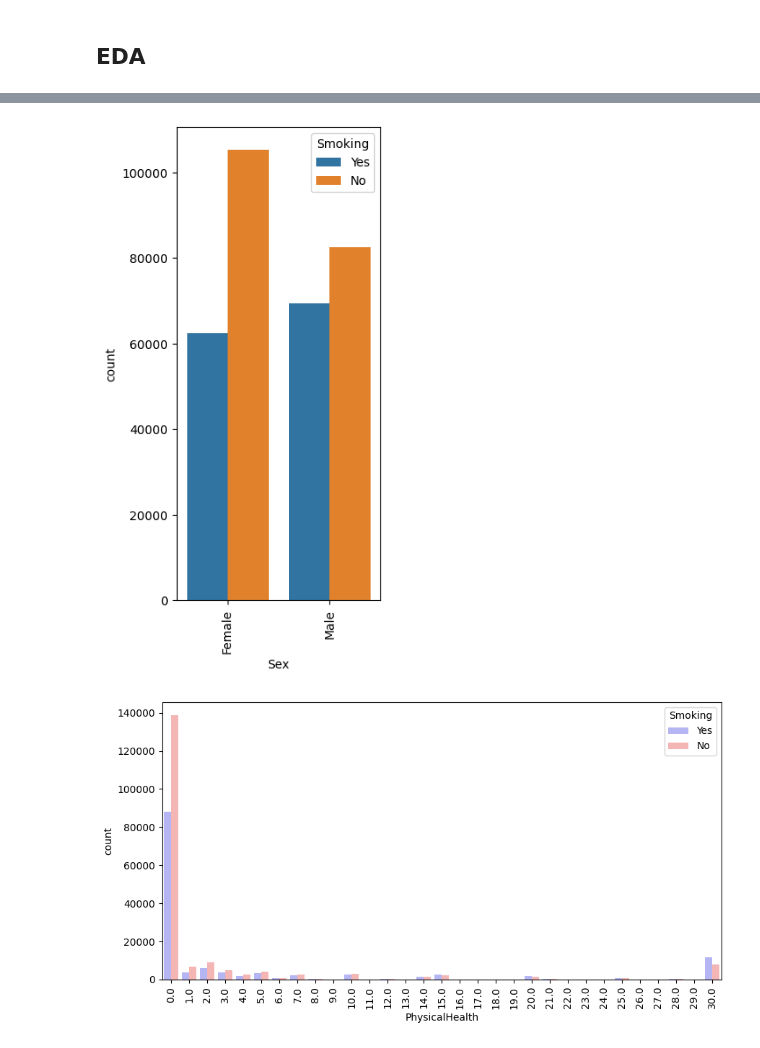
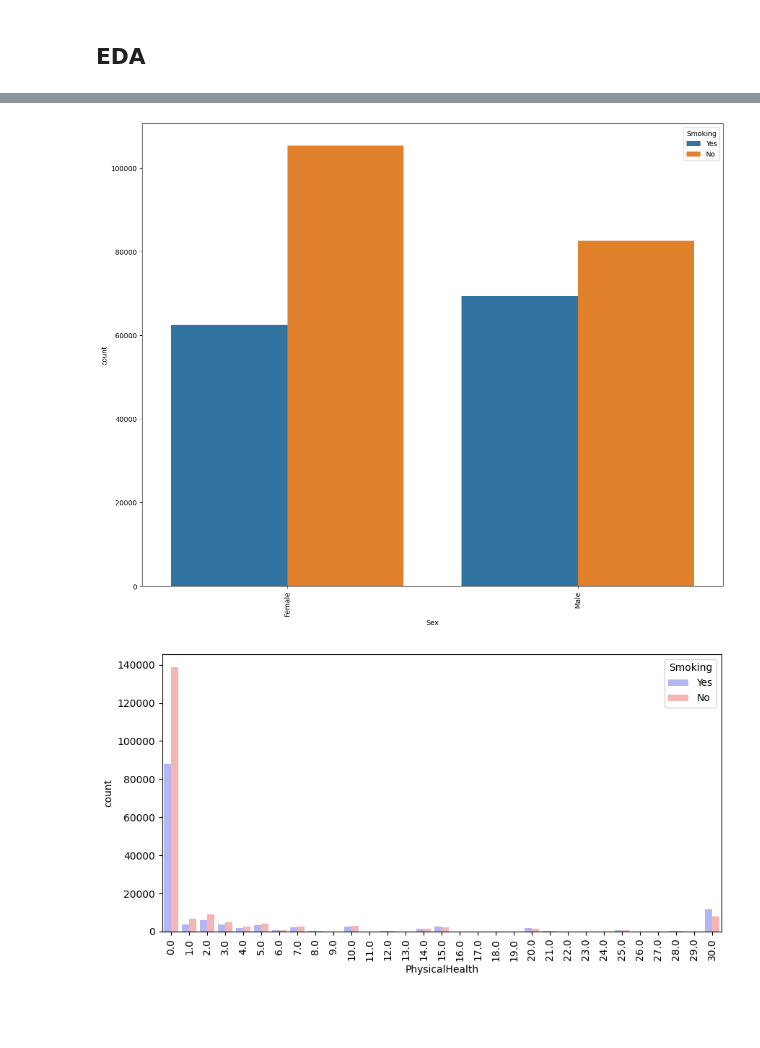
Before and after one commit to nour-aldin/Heart-Disease-Detection, a Jupyter notebook: code/Data Visualization.ipynb, the cells around one changed output, grey strips where cells are left out. Drawn from its saved outputs; the diff is of its cells as text; code cells hidden in the pictures; blank space fills up the shorter version.

```diff
--- a/code/Data Visualization.ipynb
+++ b/code/Data Visualization.ipynb
@@ -107,7 +107,7 @@ for col in arr:
 # %%
 # show correlation between diabetics and Sex
 sns.countplot(x=data['Diabetic'], hue=data['Sex'])
-plt.rcParams['figure.figsize'] = (3, 7)
+plt.rcParams['figure.figsize'] = (15, 20)
 plt.xticks(rotation=90)
 plt.show()
 # %% [output]
@@ -115,11 +115,11 @@ plt.show()
 # %%
 # show relation between gender and smoking
 sns.countplot(x=data['Sex'], hue=data['Smoking'])
-plt.rcParams['figure.figsize'] = (3, 7)
+plt.rcParams['figure.figsize'] = (3, 20)
 plt.xticks(rotation=90)
 plt.show()
 # %% [output]
-[figure, old version]
+[figure, new version]
 # %%
 sns.countplot(x=data['PhysicalHealth'], hue=data['Smoking'], palette="bwr")
 plt.rcParams['figure.figsize'] = (15, 12)
```
Also changed, not shown: parts of 2 cells of this notebook.
